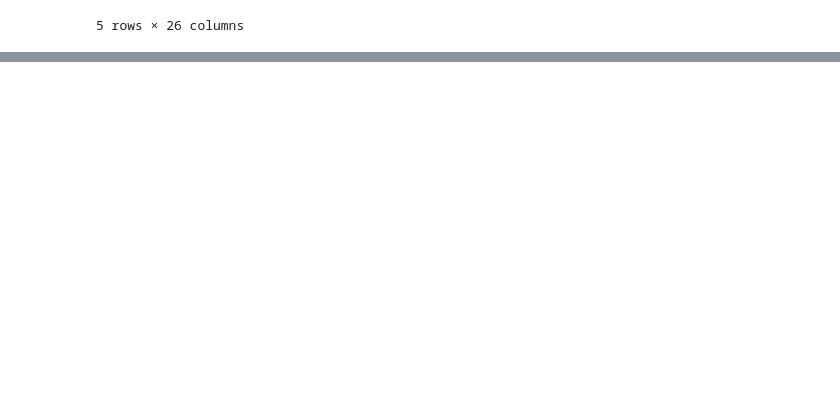
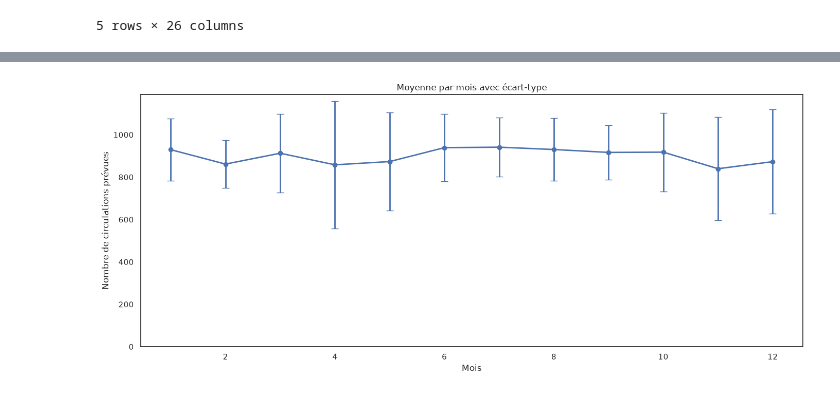
Before and after one commit to matthieubaucher/projet_sncf, a Jupyter notebook: poc/analyse_matthieu/src/analyse.ipynb, the cells around one changed output, grey strips where cells are left out. Drawn from its saved outputs; the diff is of its cells as text; code cells hidden in the pictures; blank space fills up the shorter version.

Commit message:
suite début analyse matthieu

```diff
--- a/poc/analyse_matthieu/src/analyse.ipynb
+++ b/poc/analyse_matthieu/src/analyse.ipynb
@@ -90,0 +123,21 @@ s'affichent pas toutes dans notre notebook avec head ou describe !
+# %%
+# affluence des trains par mois : Nombre de circulations prévues
+# on a pas mal de valeurs hors norme. pourquoi ?
+
+colonne = "Nombre de circulations prévues"
+
+df_analyse = df_clean.copy()
+df_analyse["Mois"] = df_analyse["Date"].dt.month
+df_analyse["Mois"] = df_analyse["Mois"].astype("int8")
+
+#df_analyse.boxplot(column=colonne)   # on voit des valeurs extrêmes.
+#df_analyse[colonne].hist(bins=120)    # la répartition montre un groupe distinct aux alentours des 1000
+print(df_analyse[df_analyse[colonne] > 1050])  # toujours l'axe BORDEAU ST JEAN <-> PARIS MONTPARNASSE
+# en fin de compte, c'est peut être normal ...
+
+df_analyse_mois = df_analyse.groupby(["Mois"]).agg({colonne: "mean"}).reset_index()
+df_analyse_mois.plot(x="Mois", y=colonne, kind="line", figsize=(12,4), title="nombre moyen de circulations prévues par mois")
+
+df_analyse = df_analyse.query("`Gare de départ` == 'BORDEAUX ST JEAN' and `Gare d'arrivée` == 'PARIS MONTPARNASSE'")
+df_analyse_mois = df_analyse.groupby(["Mois"]).agg({colonne: "mean"}).reset_index()
+df_analyse_mois.plot(x="Mois", y=colonne, kind="line", figsize=(12,4), title="nombre de circulations prévues par mois - BORDEAUX ST JEAN -> PARIS MONTPARNASSE")
@@ -90,0 +165,24 @@ s'affichent pas toutes dans notre notebook avec head ou describe !
+# %%
+df_stats = (
+    df_analyse.groupby("Mois")[colonne]
+    .agg(["mean", "std"])
+    .reset_index()
+)
+
+plt.figure(figsize=(14,6))
+plt.errorbar(
+    df_stats["Mois"],
+    df_stats["mean"],
+    yerr=df_stats["std"],
+    fmt="-o",
+    capsize=5,
+    linewidth=2
+)
+plt.ylim(bottom=0)
+plt.title("Nombre moyen de circulations prévues par mois avec écart-type")
+plt.xlabel("Mois")
+plt.ylabel(colonne)
+plt.tight_layout()
+plt.show()
+# %% [output]
+[figure, added]
```
Also changed, not shown: parts of 8 cells of this notebook.
